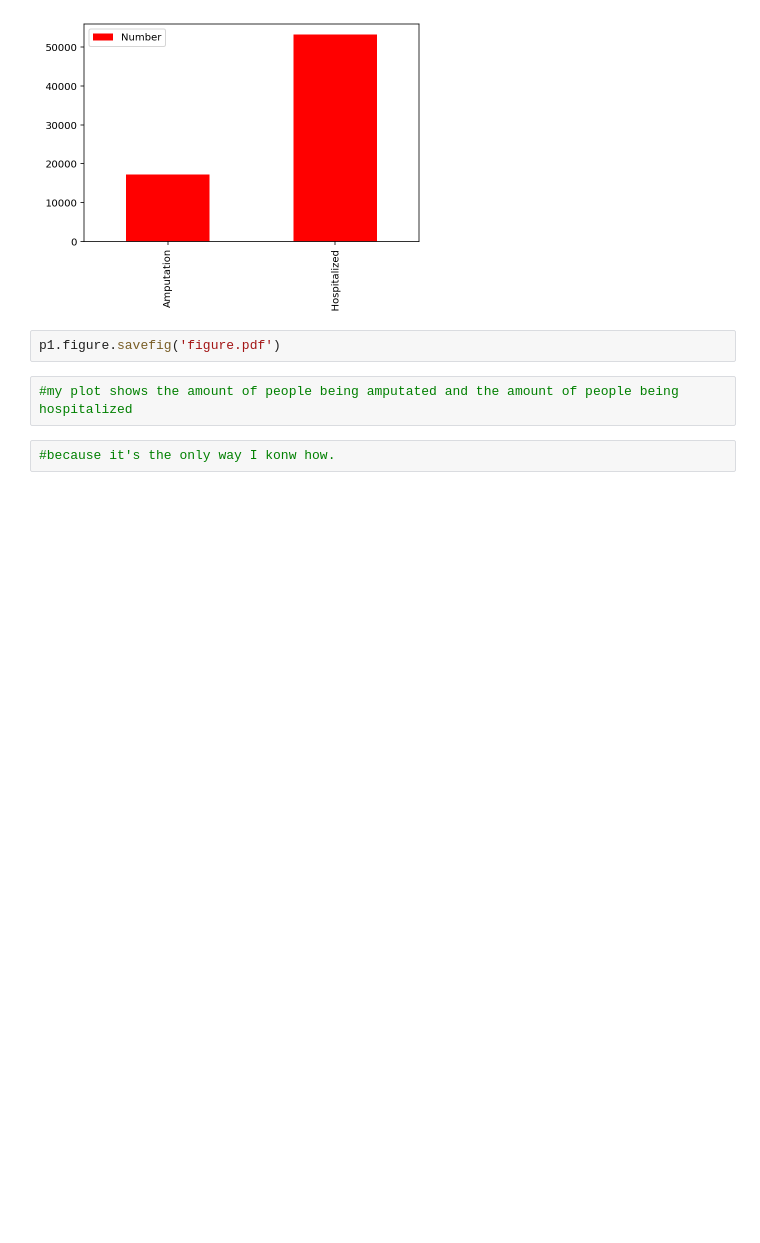
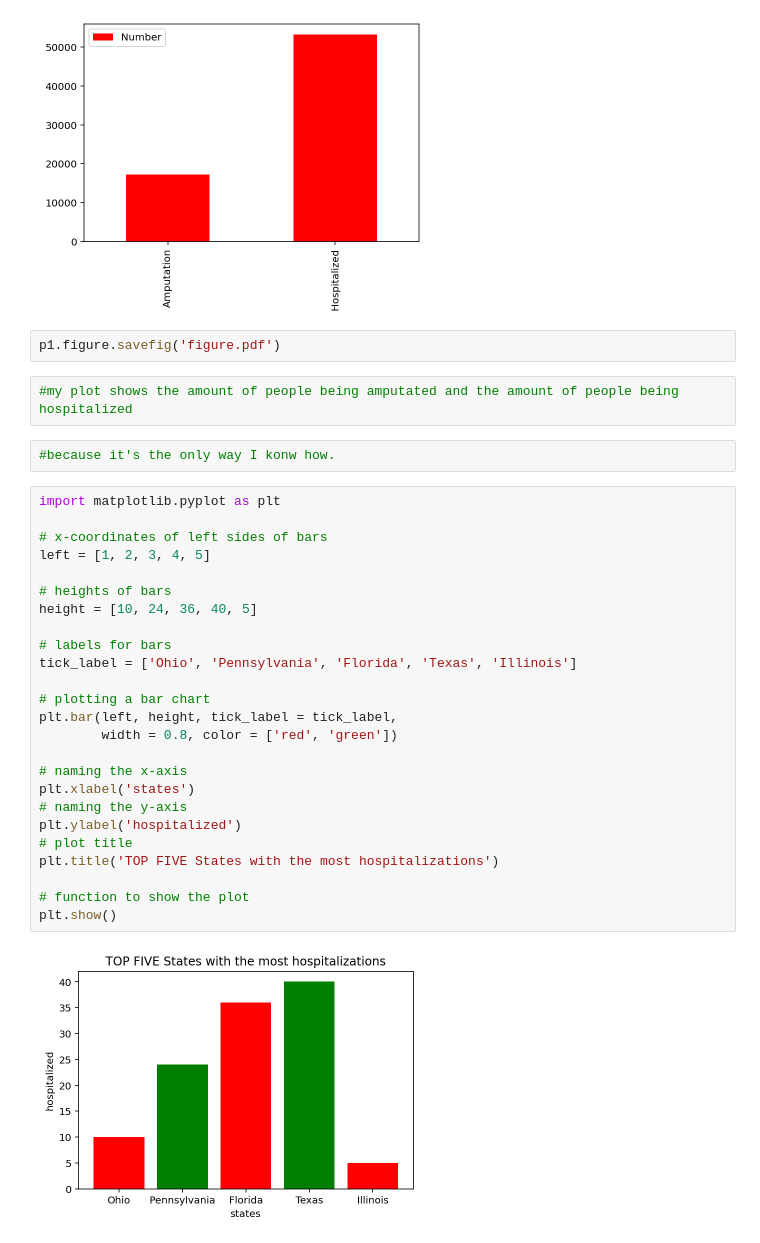
Before and after one commit to hotincello/ds_1300_notebooks, a Jupyter notebook: work/04_assignment.ipynb, the cells around one changed output. Cells and saved outputs as stored; diff of their text form; blank space fills up the shorter version.

```diff
--- a/work/04_assignment.ipynb
+++ b/work/04_assignment.ipynb
@@ -64,3 +64,30 @@ p1.figure.savefig('figure.pdf')
 #my plot shows the amount of people being amputated and the amount of people being hospitalized
 # %%
 #because it's the only way I konw how.
+# %%
+import matplotlib.pyplot as plt
+
+# x-coordinates of left sides of bars
+left = [1, 2, 3, 4, 5]
+
+# heights of bars
+height = [10, 24, 36, 40, 5]
+
+# labels for bars
+tick_label = ['Ohio', 'Pennsylvania', 'Florida', 'Texas', 'Illinois']
+
+# plotting a bar chart
+plt.bar(left, height, tick_label = tick_label,
+		width = 0.8, color = ['red', 'green'])
+
+# naming the x-axis
+plt.xlabel('states')
+# naming the y-axis
+plt.ylabel('hospitalized')
+# plot title
+plt.title('TOP FIVE States with the most hospitalizations')
+
+# function to show the plot
+plt.show()
+# %% [output]
+[figure, added]
```
Also changed, not shown: parts of 2 cells of this notebook, 11 other files.
